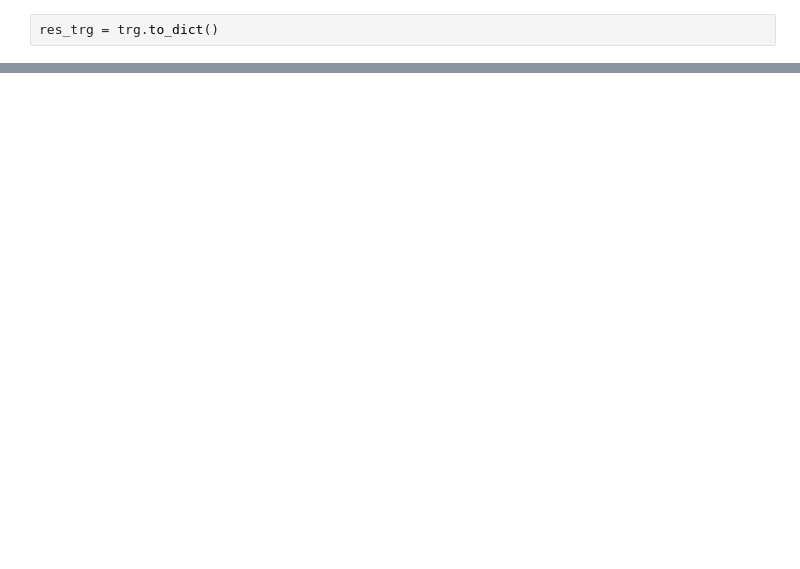
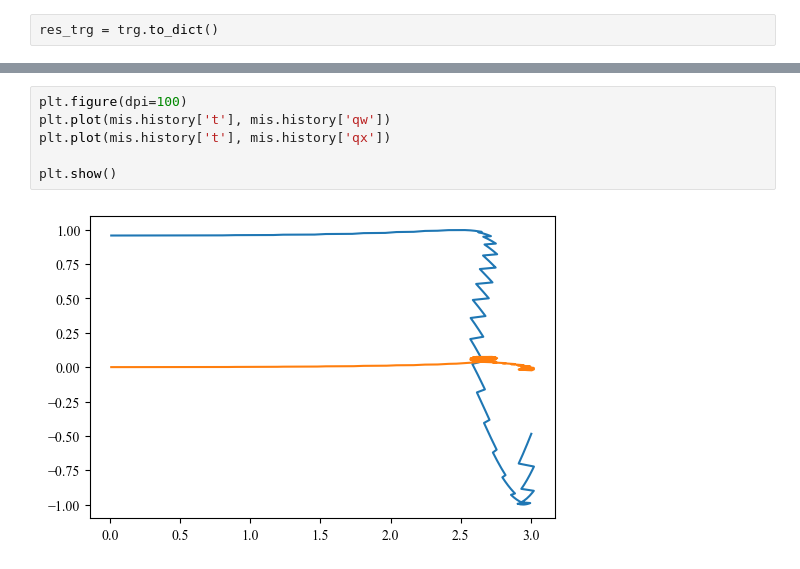
Before and after one commit to kirtis26/Missile3D, a Jupyter notebook: Missile3D.ipynb, the cells around one changed output, grey strips where cells are left out. Drawn from its saved outputs; the diff is of its cells as text; blank space fills up the shorter version.

```diff
--- a/Missile3D.ipynb
+++ b/Missile3D.ipynb
@@ -947,0 +1004,8 @@ plt.show()
+# %%
+plt.figure(dpi=100)
+plt.plot(mis.history['t'], mis.history['qw'])
+plt.plot(mis.history['t'], mis.history['qx'])
+
+plt.show()
+# %% [output]
+[figure, added]
```
Also changed, not shown: parts of 13 cells of this notebook, 1 other file.
